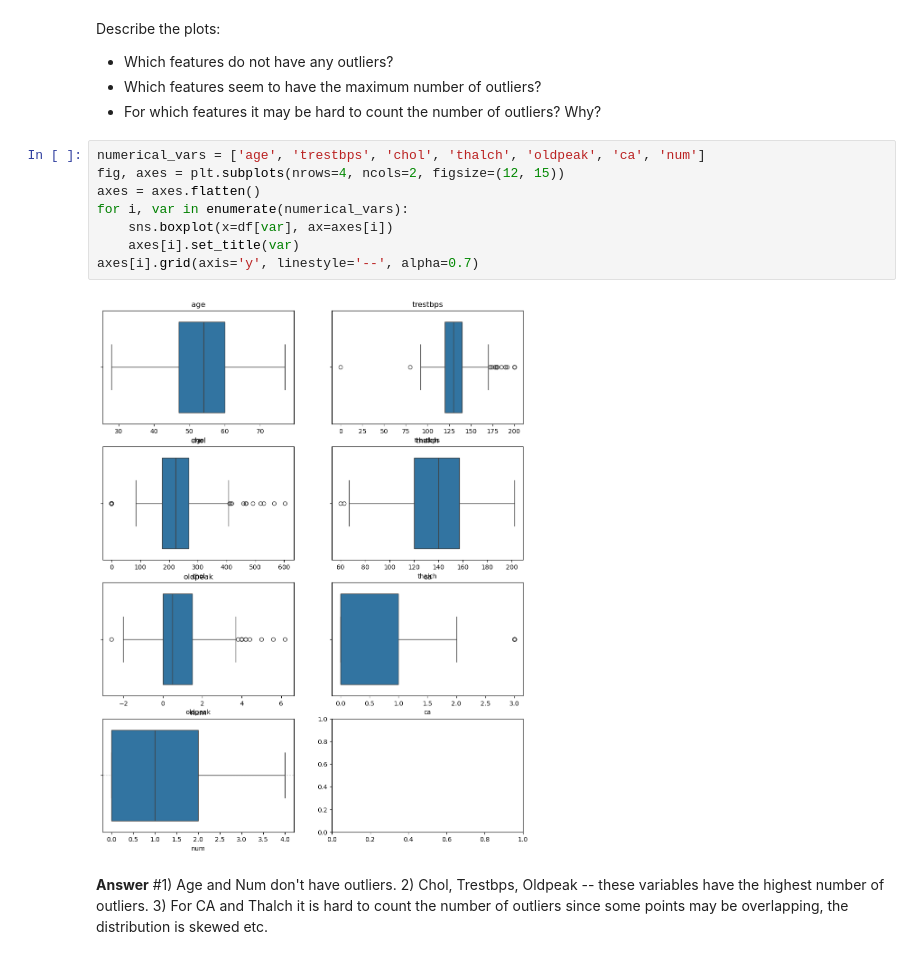
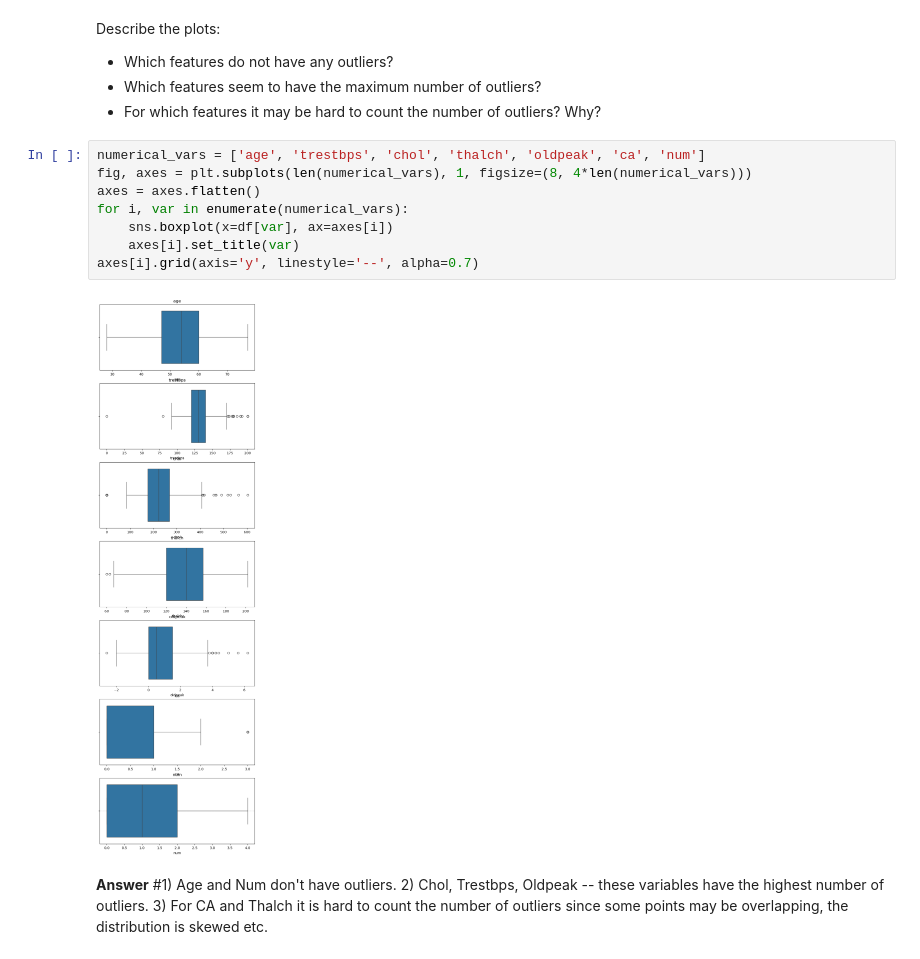
Before and after one commit to eliana0398/HW_Eliana, a Jupyter notebook: hw02_outliers_z_score_EM.ipynb, the cells around one changed output. Drawn from its saved outputs; the diff is of its cells as text.

```diff
--- a/hw02_outliers_z_score_EM.ipynb
+++ b/hw02_outliers_z_score_EM.ipynb
@@ -121,14 +121,14 @@ Describe the plots:
 *   For which features it may be hard to count the number of outliers? Why?
 # %%
 numerical_vars = ['age', 'trestbps', 'chol', 'thalch', 'oldpeak', 'ca', 'num']
-fig, axes = plt.subplots(nrows=4, ncols=2, figsize=(12, 15))
+fig, axes = plt.subplots(len(numerical_vars), 1, figsize=(8, 4*len(numerical_vars)))
 axes = axes.flatten()
 for i, var in enumerate(numerical_vars):
     sns.boxplot(x=df[var], ax=axes[i])
     axes[i].set_title(var)
 axes[i].grid(axis='y', linestyle='--', alpha=0.7)
 # %% [output]
-[figure, old version]
+[figure, new version]
 # %% [markdown]
 **Answer** \#1) Age and Num don't have outliers.
 2) Chol, Trestbps, Oldpeak -- these variables have the highest number of outliers.
```
Also changed, not shown: parts of 4 cells of this notebook.
